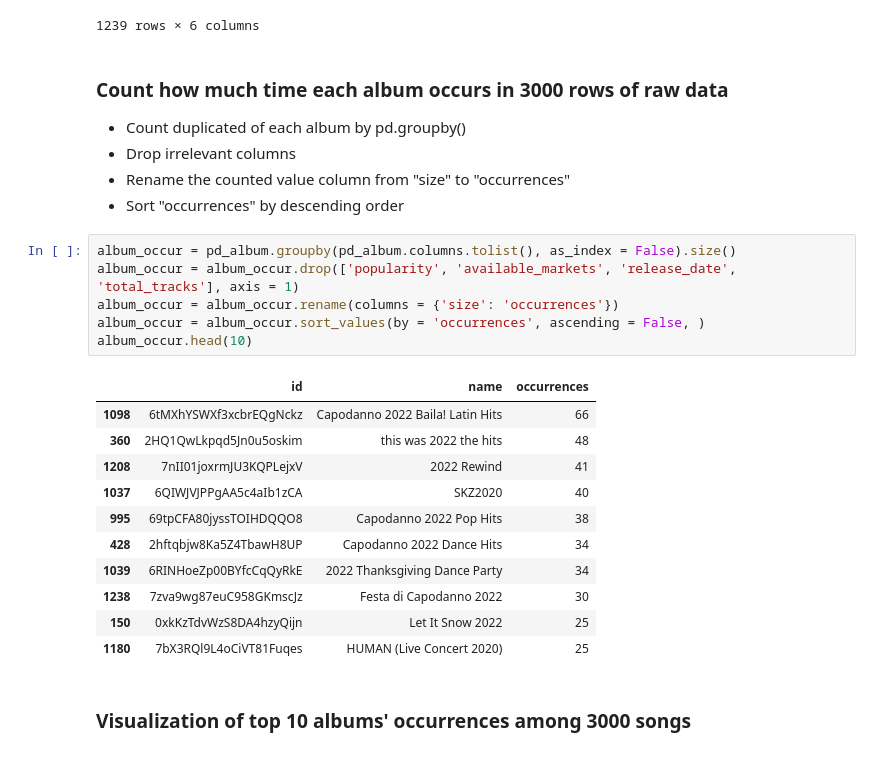
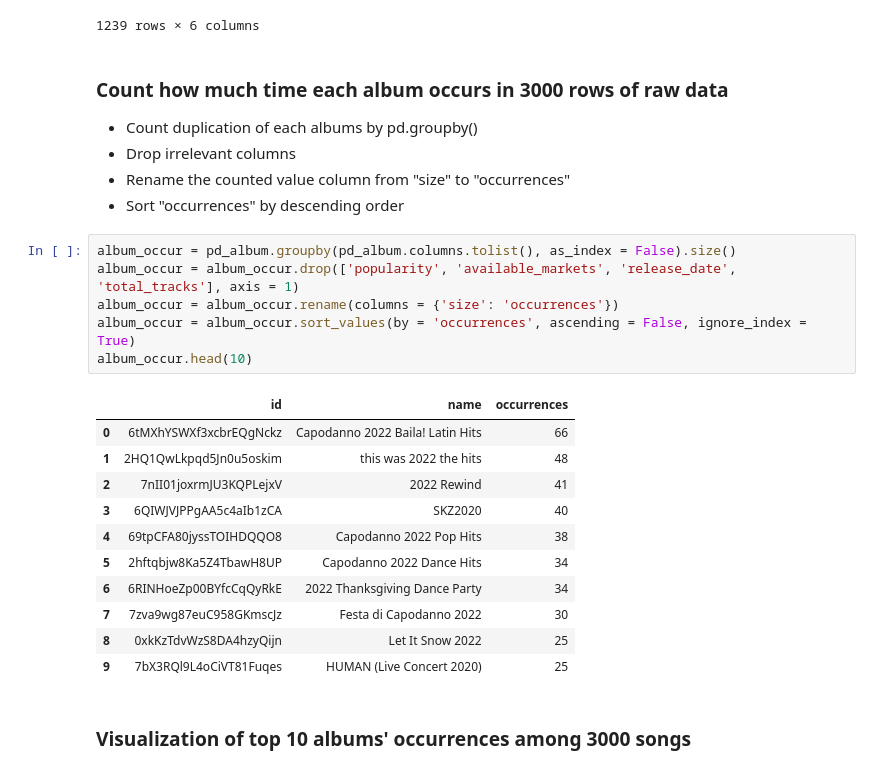
Before and after one commit to quytrungg/Final_Project_CSC14119, a Jupyter notebook: albums_data_exploration.ipynb, the cells around one changed output. Drawn from its saved outputs; the diff is of its cells as text.

```diff
--- a/albums_data_exploration.ipynb
+++ b/albums_data_exploration.ipynb
@@ -106,28 +108,28 @@ pd_album[num_duplicated_rows == False]
 1239 rows × 6 columns
 # %% [markdown]
 ### <b>Count how much time each album occurs in 3000 rows of raw data</b>
-- Count duplicated of each album by pd.groupby()
+- Count duplication of each albums by pd.groupby()
 - Drop irrelevant columns
 - Rename the counted value column from "size" to "occurrences"
 - Sort "occurrences" by descending order
 # %%
 album_occur = pd_album.groupby(pd_album.columns.tolist(), as_index = False).size()
 album_occur = album_occur.drop(['popularity', 'available_markets', 'release_date', 'total_tracks'], axis = 1)
 album_occur = album_occur.rename(columns = {'size': 'occurrences'})
-album_occur = album_occur.sort_values(by = 'occurrences', ascending = False, )
+album_occur = album_occur.sort_values(by = 'occurrences', ascending = False, ignore_index = True)
 album_occur.head(10)
 # %% [output]
 |  | id | name | occurrences |
-| 1098 | 6tMXhYSWXf3xcbrEQgNckz | Capodanno 2022 Baila! Latin Hits | 66 |
-| 360 | 2HQ1QwLkpqd5Jn0u5oskim | this was 2022 the hits | 48 |
-| 1208 | 7nII01joxrmJU3KQPLejxV | 2022 Rewind | 41 |
-| 1037 | 6QIWJVJPPgAA5c4aIb1zCA | SKZ2020 | 40 |
-| 995 | 69tpCFA80jyssTOIHDQQO8 | Capodanno 2022 Pop Hits | 38 |
-| 428 | 2hftqbjw8Ka5Z4TbawH8UP | Capodanno 2022 Dance Hits | 34 |
-| 1039 | 6RINHoeZp00BYfcCqQyRkE | 2022 Thanksgiving Dance Party | 34 |
-| 1238 | 7zva9wg87euC958GKmscJz | Festa di Capodanno 2022 | 30 |
-| 150 | 0xkKzTdvWzS8DA4hzyQijn | Let It Snow 2022 | 25 |
-| 1180 | 7bX3RQl9L4oCiVT81Fuqes | HUMAN (Live Concert 2020) | 25 |
+| 0 | 6tMXhYSWXf3xcbrEQgNckz | Capodanno 2022 Baila! Latin Hits | 66 |
+| 1 | 2HQ1QwLkpqd5Jn0u5oskim | this was 2022 the hits | 48 |
+| 2 | 7nII01joxrmJU3KQPLejxV | 2022 Rewind | 41 |
+| 3 | 6QIWJVJPPgAA5c4aIb1zCA | SKZ2020 | 40 |
+| 4 | 69tpCFA80jyssTOIHDQQO8 | Capodanno 2022 Pop Hits | 38 |
+| 5 | 2hftqbjw8Ka5Z4TbawH8UP | Capodanno 2022 Dance Hits | 34 |
+| 6 | 6RINHoeZp00BYfcCqQyRkE | 2022 Thanksgiving Dance Party | 34 |
+| 7 | 7zva9wg87euC958GKmscJz | Festa di Capodanno 2022 | 30 |
+| 8 | 0xkKzTdvWzS8DA4hzyQijn | Let It Snow 2022 | 25 |
+| 9 | 7bX3RQl9L4oCiVT81Fuqes | HUMAN (Live Concert 2020) | 25 |
 # %% [markdown]
 ### <b>Visualization of top 10 albums' occurrences among 3000 songs</b>
 # %%
```
Also changed, not shown: parts of 10 cells of this notebook.
